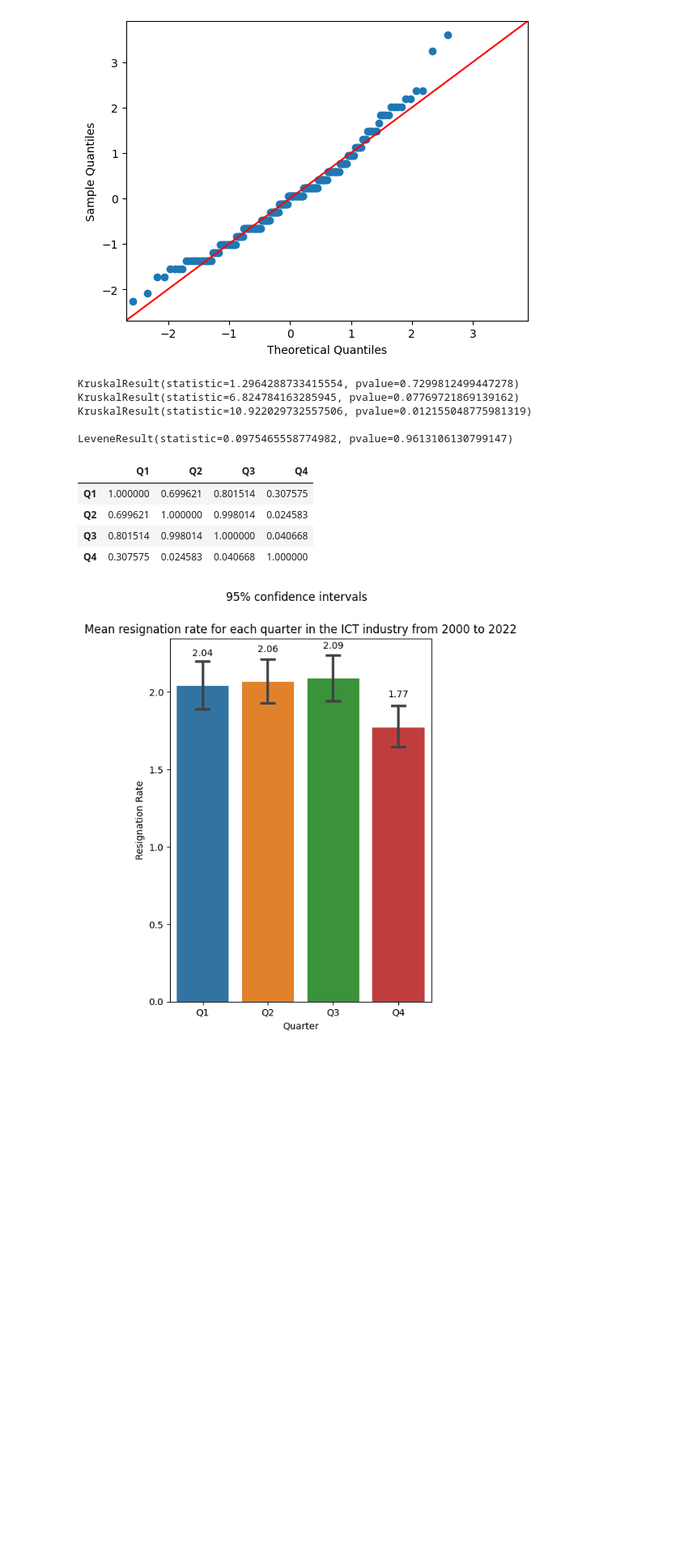
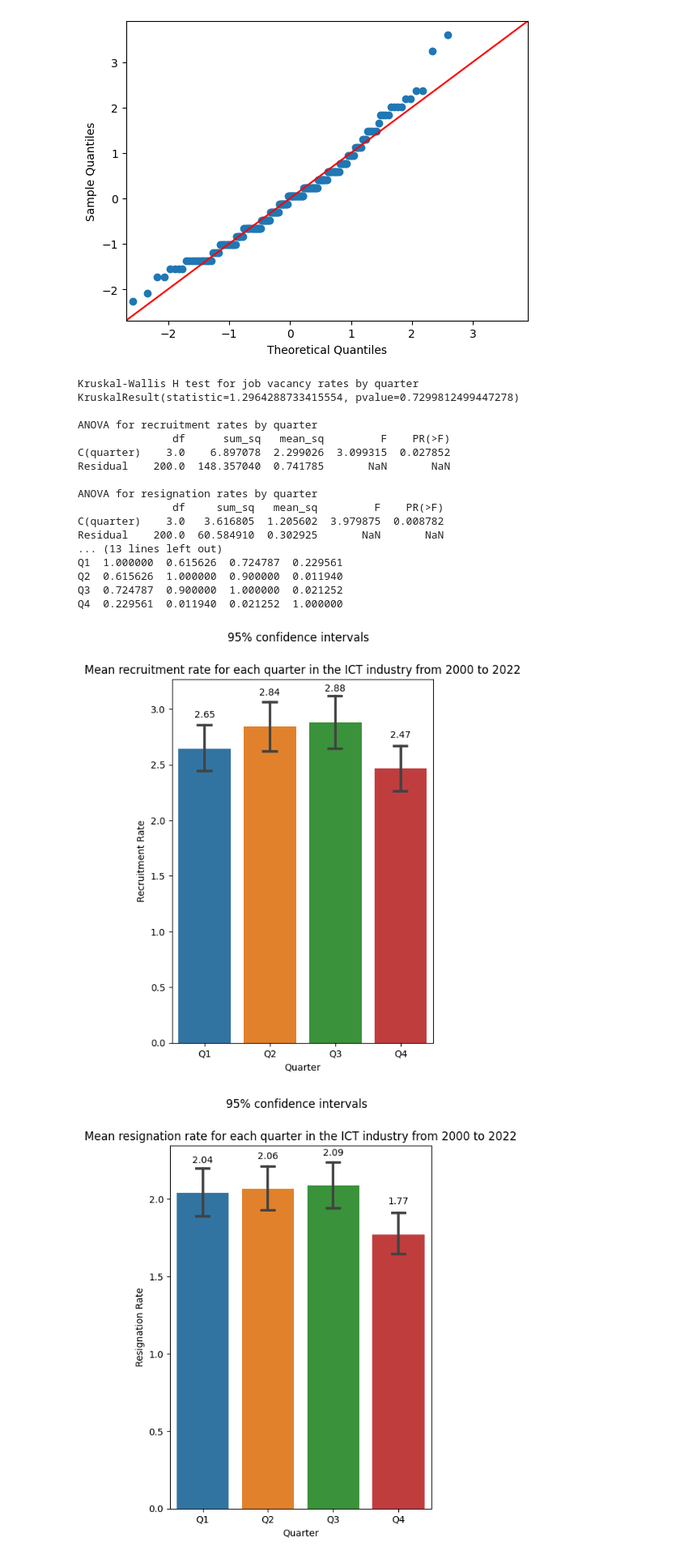
Before and after one commit to iyliahutta/Intro-to-Programming-for-DS, a Jupyter notebook: CA2/CA2.ipynb, the cells around one changed output. Shown at 81% size. Saved outputs shown, nothing was run; the diff lists cells and outputs as text; code cells hidden in the pictures; blank space fills up the shorter version.

Commit message:
updated jobs quarterly posthocs and new bar plot for recruitment rates

```diff
--- a/CA2/CA2.ipynb
+++ b/CA2/CA2.ipynb
@@ -305,11 +305,6 @@ KstestResult(statistic=0.8251182527791076, pvalue=9.224742896860054e-154, statis
 [figure]
 [figure]
 # %%
-pd.melt(jobs[jobs['occupation1'] == 'total'],
-        id_vars=['year','quarter'],
-        value_vars=['job_vacancy_rate','recruitment_rate','resignation_rate'],
-        value_name='rate')
-
 jobs_totals = jobs[jobs['occupation1']=='total']
 
 quarter_vacancy = [jobs_totals.loc[ids, 'job_vacancy_rate'].values for ids in jobs_totals.groupby('quarter').groups.values()]
@@ -317,27 +312,68 @@ quarter_recruitment = [jobs_totals.loc[ids, 'recruitment_rate'].values for ids i
 quarter_resignation = [jobs_totals.loc[ids, 'resignation_rate'].values for ids in jobs_totals.groupby('quarter').groups.values()]
 
 # non-parametric ANOVA for non-normal data
+# https://scikit-posthocs.readthedocs.io/en/latest/
+print('Kruskal-Wallis H test for job vacancy rates by quarter')
 print(stats.kruskal(*quarter_vacancy))
-print(stats.kruskal(*quarter_recruitment))
-print(stats.kruskal(*quarter_resignation))
+print()
+
+# parametric ANOVA using ols and lm
+print('ANOVA for recruitment rates by quarter')
+lm_recruit = sfa.ols('recruitment_rate ~ C(quarter)', data=jobs_totals).fit()
+print(sa.stats.anova_lm(lm_recruit))
+print()
+print('ANOVA for resignation rates by quarter')
+lm_resign = sfa.ols('resignation_rate ~ C(quarter)', data=jobs_totals).fit()
+print(sa.stats.anova_lm(lm_resign))
 print()
 
 # test for equality of variances
+print(levene(*quarter_recruitment))
 print(levene(*quarter_resignation))
+print()
 
 # posthoc t-test for resignation_rate by quarter
-sp.posthoc_scheffe(jobs_totals,val_col='resignation_rate',group_col='quarter')
+print('Post-hoc Tukey test for recruitment rates by quarter')
+print(sp.posthoc_tukey(jobs_totals,val_col='recruitment_rate',group_col='quarter'))
+print()
+print('Post-hoc Tueky test for resignation rates by quarter')
+print(sp.posthoc_tukey(jobs_totals,val_col='resignation_rate',group_col='quarter'))
 # %% [output]
+Kruskal-Wallis H test for job vacancy rates by quarter
 KruskalResult(statistic=1.2964288733415554, pvalue=0.7299812499447278)
-KruskalResult(statistic=6.824784163285945, pvalue=0.07769721869139162)
-KruskalResult(statistic=10.922029732557506, pvalue=0.012155048775981319)
 
-LeveneResult(statistic=0.0975465558774982, pvalue=0.9613106130799147)
+ANOVA for recruitment rates by quarter
+               df      sum_sq   mean_sq         F    PR(>F)
+C(quarter)    3.0    6.897078  2.299026  3.099315  0.027852
+Residual    200.0  148.357040  0.741785       NaN       NaN
+
+ANOVA for resignation rates by quarter
+               df     sum_sq   mean_sq         F    PR(>F)
+C(quarter)    3.0   3.616805  1.205602  3.979875  0.008782
+Residual    200.0  60.584910  0.302925       NaN       NaN
+... (13 lines left out)
+Q1  1.000000  0.615626  0.724787  0.229561
+Q2  0.615626  1.000000  0.900000  0.011940
+Q3  0.724787  0.900000  1.000000  0.021252
+Q4  0.229561  0.011940  0.021252  1.000000
-|  | Q1 | Q2 | Q3 | Q4 |
-| Q1 | 1.000000 | 0.699621 | 0.801514 | 0.307575 |
-| Q2 | 0.699621 | 1.000000 | 0.998014 | 0.024583 |
-| Q3 | 0.801514 | 0.998014 | 1.000000 | 0.040668 |
-| Q4 | 0.307575 | 0.024583 | 0.040668 | 1.000000 |
+# %%
+plt.subplots(figsize=(5,7))
+
+s = sns.barplot(data=jobs[jobs['occupation1'] != 'total'][['quarter','recruitment_rate']],
+                x='quarter',
+                y='recruitment_rate',
+                estimator=np.mean,
+                errorbar=('ci',95),
+                capsize=.2)
+s.set(title='Mean recruitment rate for each quarter in the ICT industry from 2000 to 2022',
+        xlabel='Quarter',
+        ylabel='Recruitment Rate')
+s.bar_label(s.containers[0],fmt='%.2f',padding=31)
+plt.suptitle('95% confidence intervals')
+
+plt.show()
+# %% [output]
+[figure, added]
 # %%
 plt.subplots(figsize=(5,7))
 
```
